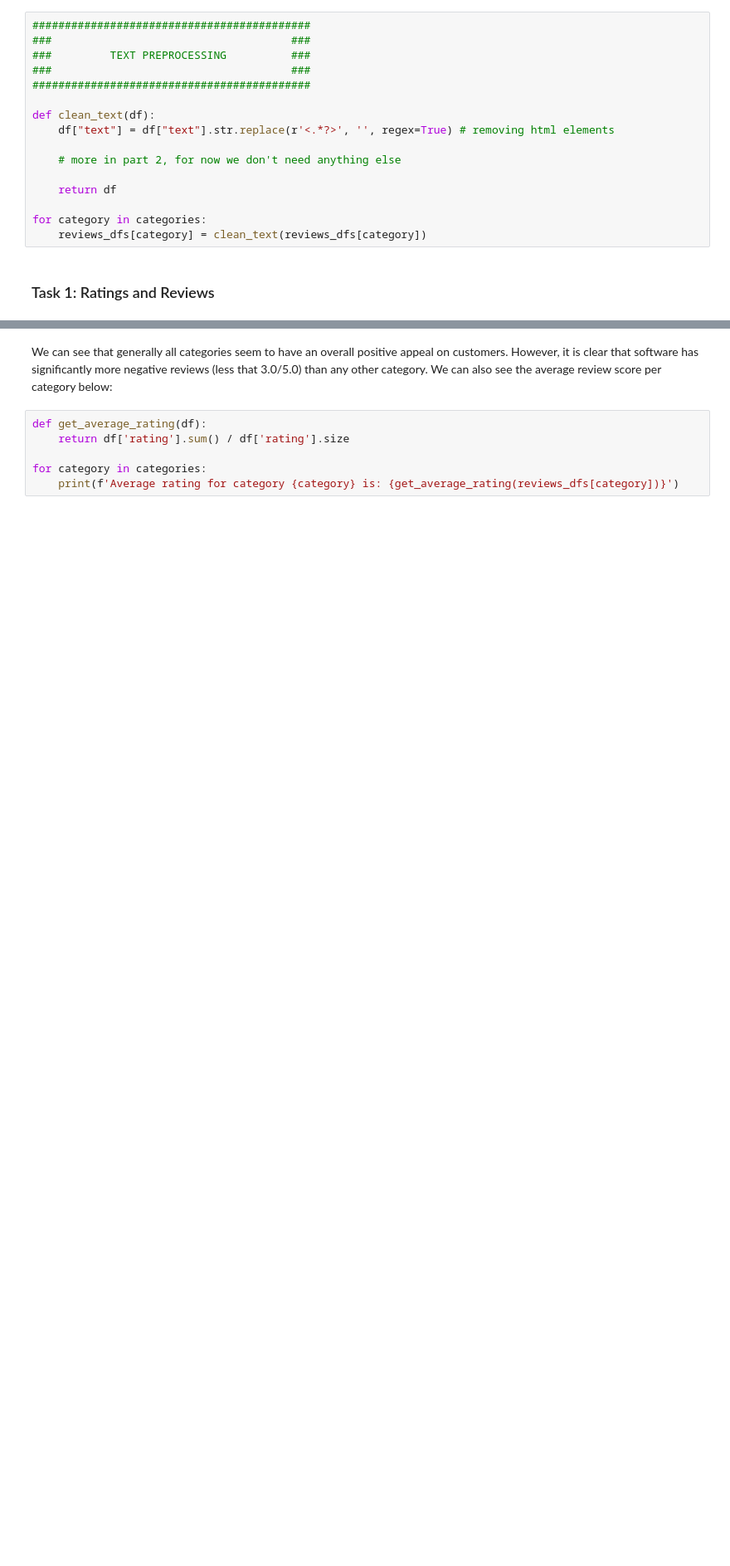
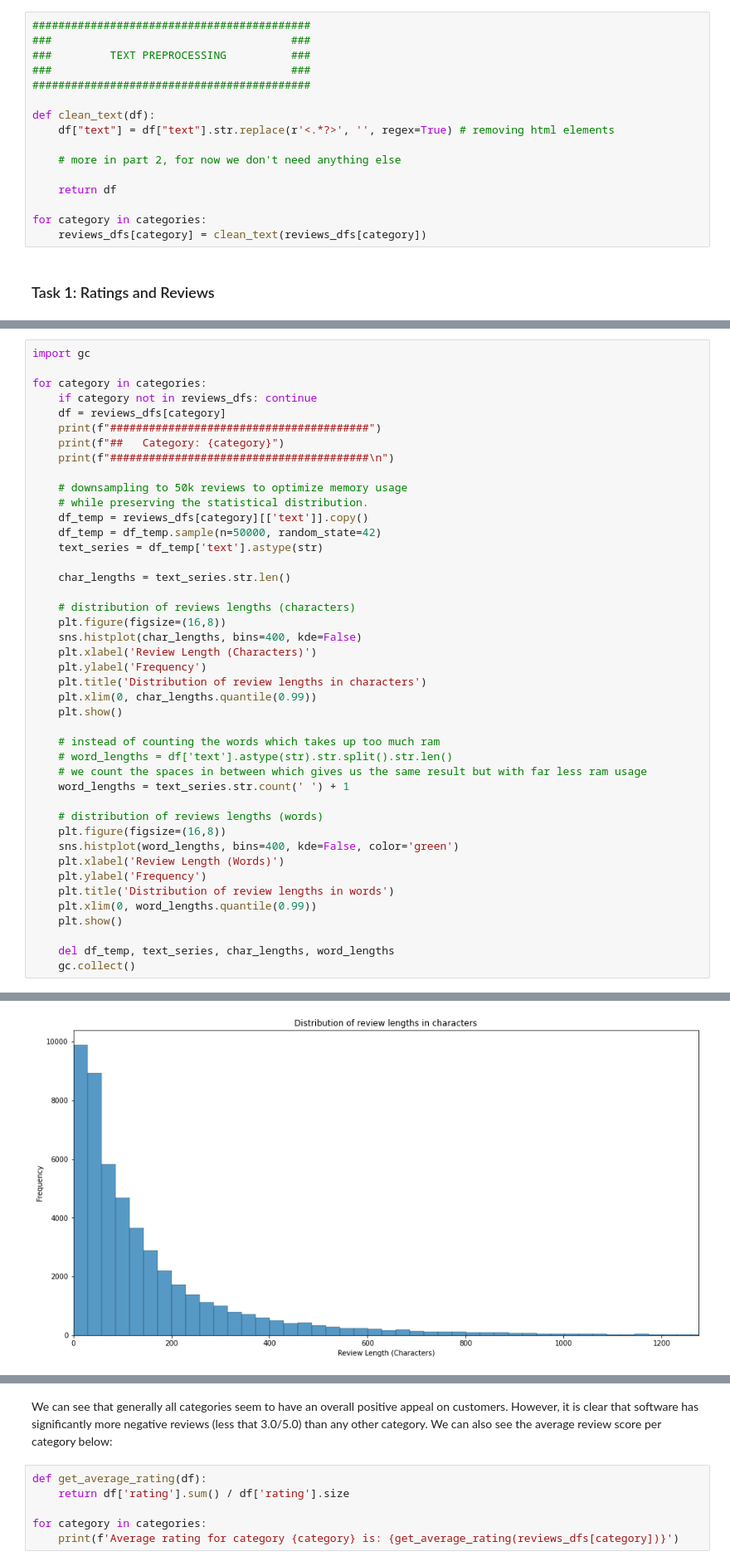
Before and after one commit to Fanisbar/Mining_Amazon, a Jupyter notebook: part1.ipynb, the cells around one changed output, grey strips where cells are left out. Shown at 83% size. Drawn from its saved outputs; the diff is of its cells as text; blank space fills up the shorter version.

```diff
--- a/part1.ipynb
+++ b/part1.ipynb
@@ -389,0 +383,44 @@ plt.show()
+# %%
+import gc
+
+for category in categories:
+    if category not in reviews_dfs: continue
+    df = reviews_dfs[category]
+    print(f"########################################")
+    print(f"##   Category: {category}")
+    print(f"########################################\n")
+
+    # downsampling to 50k reviews to optimize memory usage
+    # while preserving the statistical distribution.
+    df_temp = reviews_dfs[category][['text']].copy()
+    df_temp = df_temp.sample(n=50000, random_state=42)
+    text_series = df_temp['text'].astype(str)
+
+    char_lengths = text_series.str.len()
+
+    # distribution of reviews lengths (characters)
+    plt.figure(figsize=(16,8))
+    sns.histplot(char_lengths, bins=400, kde=False)
+    plt.xlabel('Review Length (Characters)')
+    plt.ylabel('Frequency')
+    plt.title('Distribution of review lengths in characters')
+    plt.xlim(0, char_lengths.quantile(0.99))
+    plt.show()
+
+    # instead of counting the words which takes up too much ram
+    # word_lengths = df['text'].astype(str).str.split().str.len()
+    # we count the spaces in between which gives us the same result but with far less ram usage
+    word_lengths = text_series.str.count(' ') + 1
+
+    # distribution of reviews lengths (words)
+    plt.figure(figsize=(16,8))
+    sns.histplot(word_lengths, bins=400, kde=False, color='green')
+    plt.xlabel('Review Length (Words)')
+    plt.ylabel('Frequency')
+    plt.title('Distribution of review lengths in words')
+    plt.xlim(0, word_lengths.quantile(0.99))
+    plt.show()
+
+    del df_temp, text_series, char_lengths, word_lengths
+    gc.collect()
+# %% [output]
@@ -389,0 +430 @@ plt.show()
+[figure, added]
```
Also changed, not shown: parts of 7 cells of this notebook, 1 other file.
